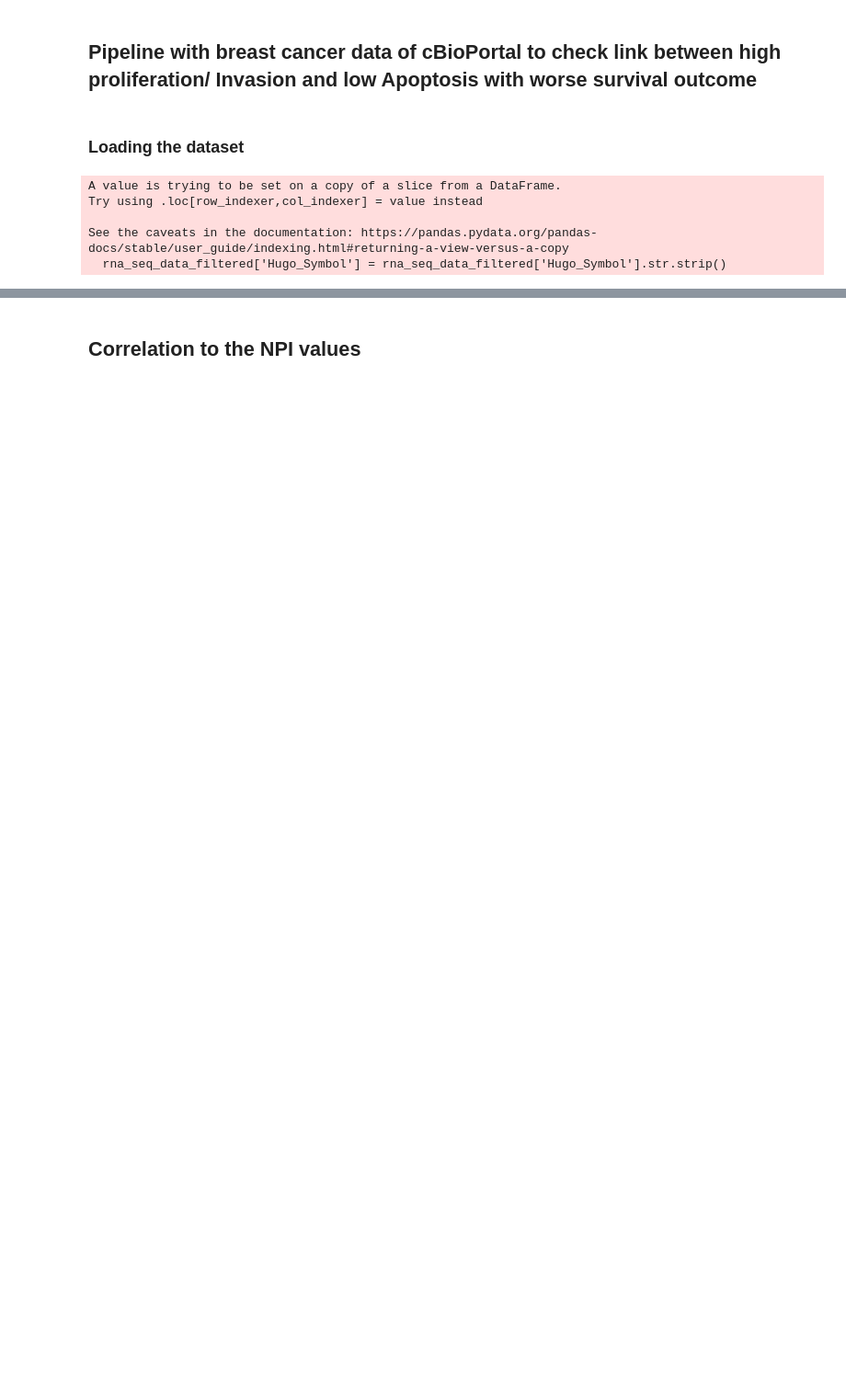
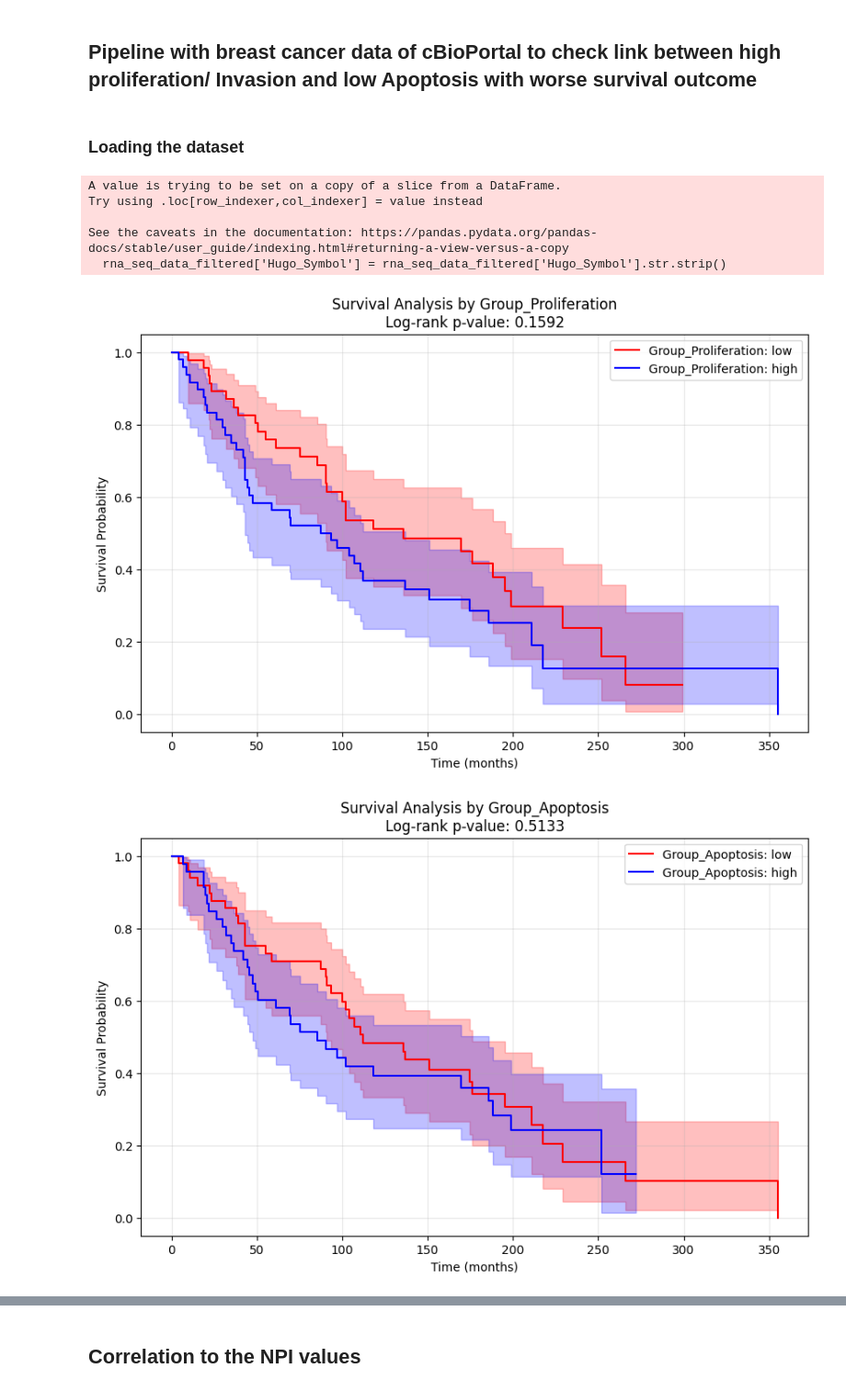
Before and after one commit to romane-gauthierj/Attractor-Resistance, a Jupyter notebook: Pipeline_Validation.ipynb, the cells around one changed output, grey strips where cells are left out. Shown: that part at 92% size. Drawn from its saved outputs; the diff is of its cells as text; code cells hidden in the pictures; blank space fills up the shorter version.

```diff
--- a/Pipeline_Validation.ipynb
+++ b/Pipeline_Validation.ipynb
@@ -274,22 +274,30 @@ def main_validation(normalization_method, nb_patient, rna_seq_breast, discrete_v
 # %%
 import os
 import numpy as np
 
 nb_patient = 100
-discrete_variable = 'mutations'
+# discrete_variables = ['mutations', 'cnv']
+
+discrete_variables = ['cnv_mutations']
+
 continuous_variable = 'genes'
 
 phenotypes_interest = ["Proliferation","Apoptosis"]
 inputs_list = ['GLI', 'MAX', 'PTEN', 'Acidosis', 'p14ARF', 'ROS', 'Hypoxia', 'Nutrients', 'Carcinogen', 'GFs', 'TNFalpha']
 
-normalization_techniques = ['distribution_normalization','global_log']
+normalization_techniques = ['sigmoid']
+
+
 # normalization_techniques = ['sigmoid', 'min-max','log_transf','global_minmax', 'global_log']
 
 for normalization_method in normalization_techniques:
-    main_validation(normalization_method, nb_patient, rna_seq_breast, discrete_variable, continuous_variable, phenotypes_interest, inputs_list)
+    for discrete_variable in discrete_variables:
+        main_validation(normalization_method, nb_patient, rna_seq_breast, discrete_variable, continuous_variable, phenotypes_interest, inputs_list)
 # %% [output]
 A value is trying to be set on a copy of a slice from a DataFrame.
 Try using .loc[row_indexer,col_indexer] = value instead
 
 See the caveats in the documentation: https://pandas.pydata.org/pandas-docs/stable/user_guide/indexing.html#returning-a-view-versus-a-copy
   rna_seq_data_filtered['Hugo_Symbol'] = rna_seq_data_filtered['Hugo_Symbol'].str.strip()
+[figure, new version]
+[figure, new version]
```
Also changed, not shown: parts of 5 cells of this notebook, 8 other files.
